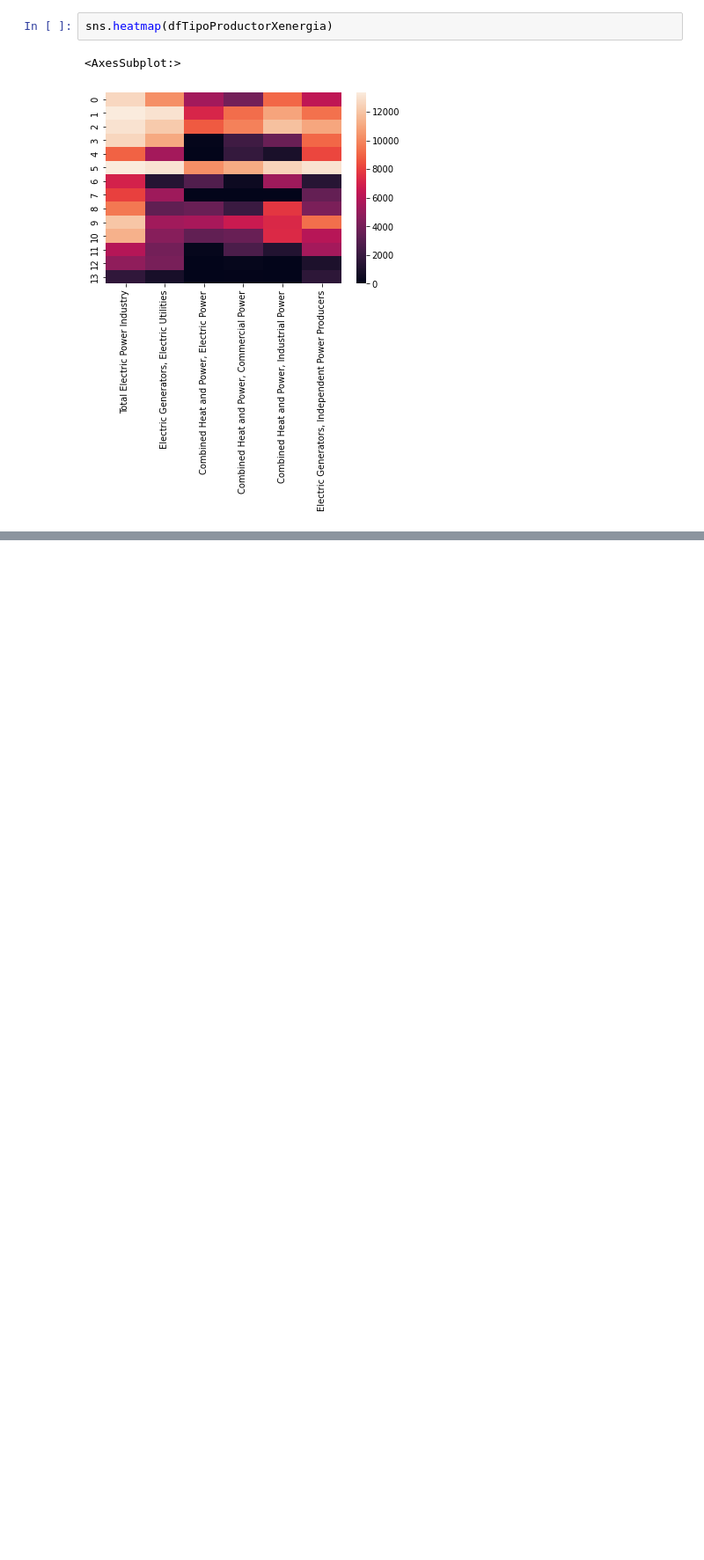
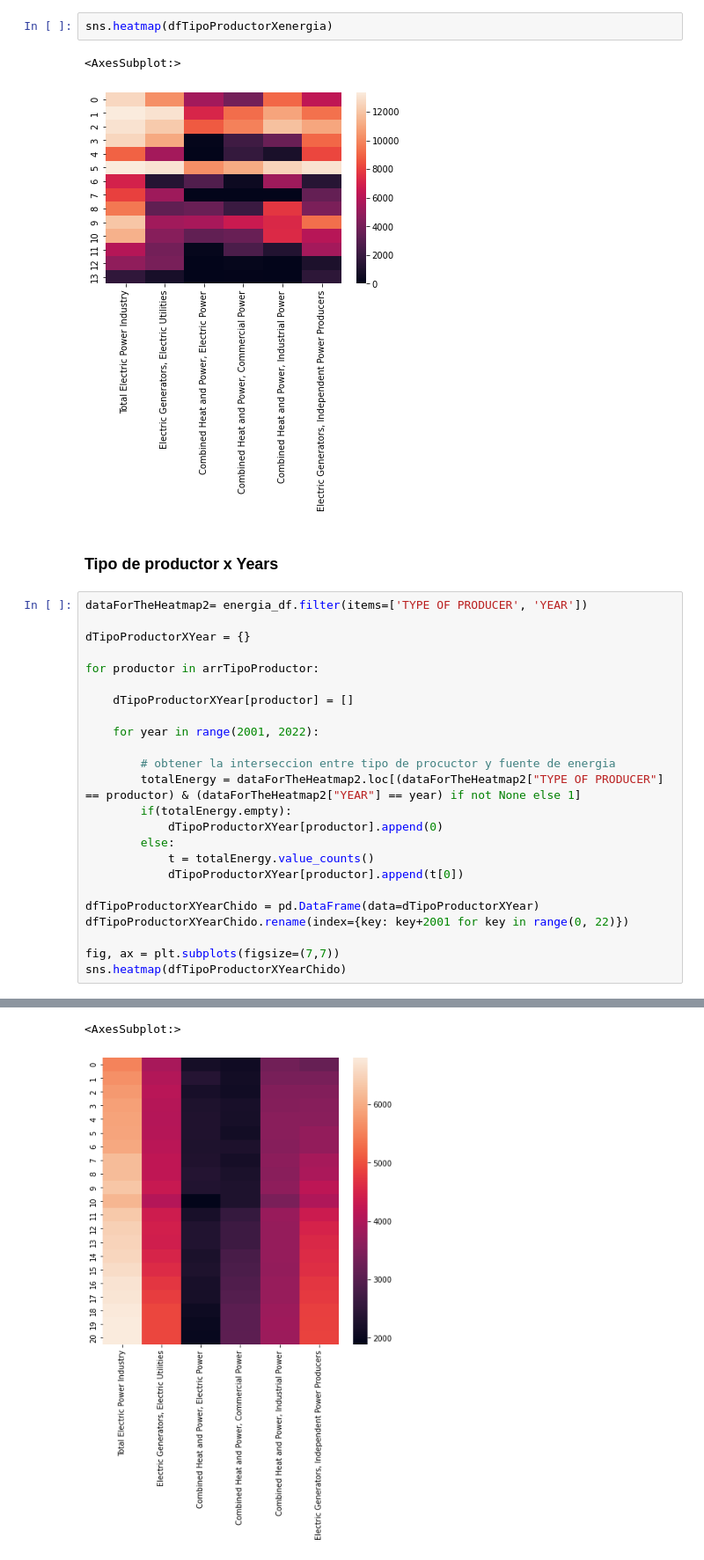
Before and after one commit to EnriqueLaguna/ProyectoAnalisisDatos, a Jupyter notebook: Codigo/graficas.ipynb, the cells around one changed output, grey strips where cells are left out. Shown at 88% size. Saved outputs shown, nothing was run; the diff lists cells and outputs as text; blank space fills up the shorter version.

```diff
--- a/Codigo/graficas.ipynb
+++ b/Codigo/graficas.ipynb
@@ -560,3 +560,30 @@ sns.heatmap(dfTipoProductorXenergia)
 # %% [output]
 <AxesSubplot:>
 [figure]
+# %% [markdown]
+### Tipo de productor x Years
+# %%
+dataForTheHeatmap2= energia_df.filter(items=['TYPE OF PRODUCER', 'YEAR'])
+
+dTipoProductorXYear = {}
+
+for productor in arrTipoProductor:
+
+    dTipoProductorXYear[productor] = []
+
+    for year in range(2001, 2022):
+
+        # obtener la interseccion entre tipo de procuctor y fuente de energia
+        totalEnergy = dataForTheHeatmap2.loc[(dataForTheHeatmap2["TYPE OF PRODUCER"] == productor) & (dataForTheHeatmap2["YEAR"] == year) if not None else 1]
+        if(totalEnergy.empty):
+            dTipoProductorXYear[productor].append(0)
+        else:
+            t = totalEnergy.value_counts()
+            dTipoProductorXYear[productor].append(t[0])
+
+dfTipoProductorXYearChido = pd.DataFrame(data=dTipoProductorXYear)
+dfTipoProductorXYearChido.rename(index={key: key+2001 for key in range(0, 22)})
+
+fig, ax = plt.subplots(figsize=(7,7))
+sns.heatmap(dfTipoProductorXYearChido)
+# %% [output]
@@ -562,0 +624,2 @@ sns.heatmap(dfTipoProductorXenergia)
+<AxesSubplot:>
+[figure, added]
```
Also changed, not shown: parts of 1 cell of this notebook.
